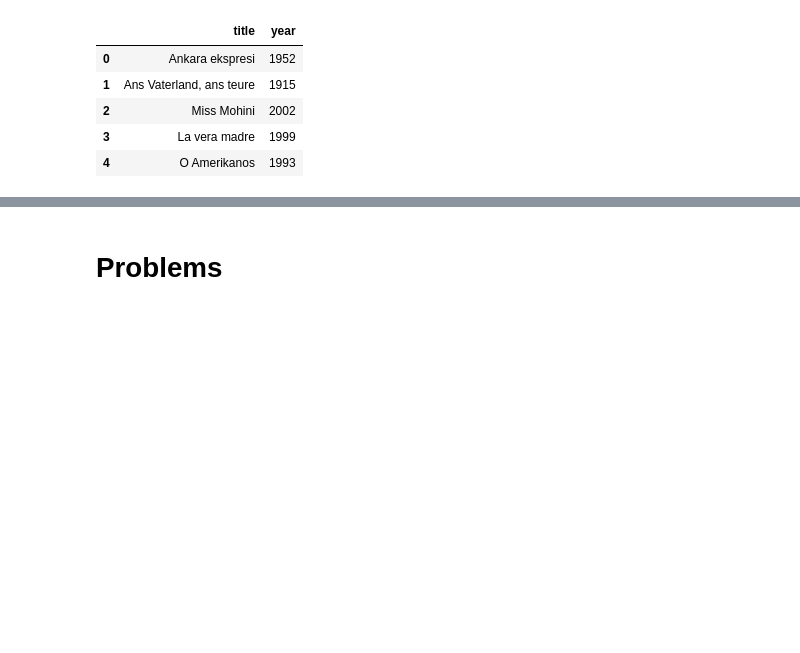
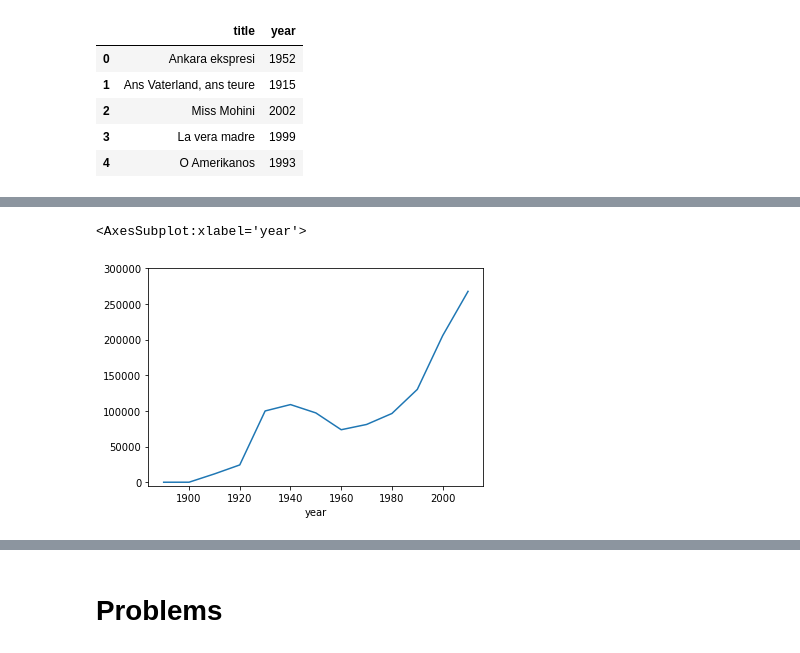
Before and after one commit to mjmacarty/CS230-SU2021, a Jupyter notebook: 16-pandas.ipynb, the cells around one changed output, grey strips where cells are left out. Drawn from its saved outputs; the diff is of its cells as text; code cells hidden in the pictures; blank space fills up the shorter version.

```diff
--- a/16-pandas.ipynb
+++ b/16-pandas.ipynb
@@ -33,0 +293,5 @@ Wall time: 8.17 s
+# %%
+(unstacked['actor'] - unstacked['actress']).plot(ylim=(-5000, 300000))
+# %% [output]
+<AxesSubplot:xlabel='year'>
+[figure, added]
```
Also changed, not shown: parts of 34 cells of this notebook.
